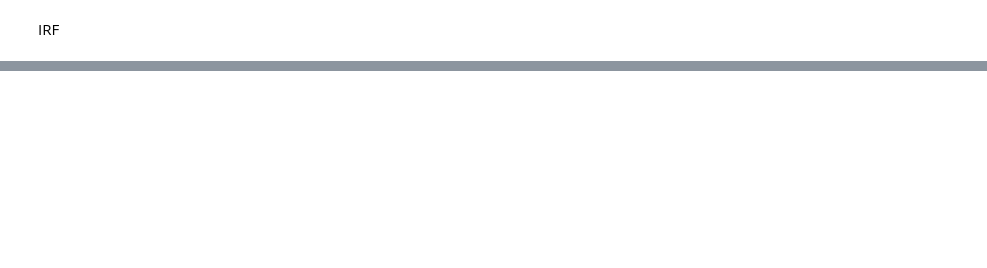
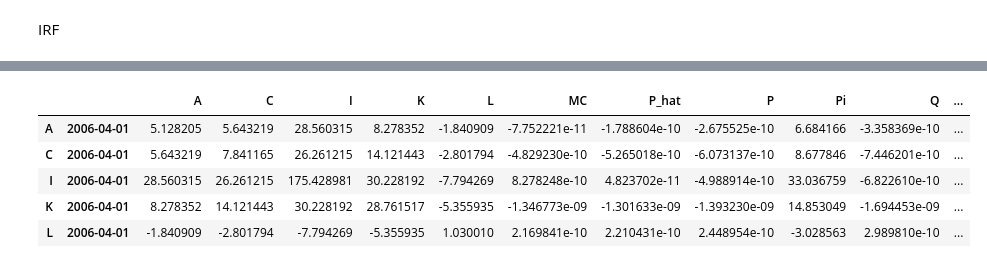
Before and after one commit to lukasgrahl/memoire1, a Jupyter notebook: notebooks/02-prep_model.ipynb, the cells around one changed output, grey strips where cells are left out. Cells and saved outputs as stored; diff of their text form; code cells hidden in the pictures; blank space fills up the shorter version.

```diff
--- a/notebooks/02-prep_model.ipynb
+++ b/notebooks/02-prep_model.ipynb
@@ -175,0 +262,13 @@ plot_dfs(_irf[['Y', 'C', 'pi', 'pi_w', 'r', 'r/p', 'w', 'w/p']], sns.lineplot, f
+# %%
+# mu for loc.[:, X] column
+getattr(mod_res.states, 'predicted_cov').head()
+
+# sigma for loc.[X, X] diagonal
+getattr(mod_res.states, 'predicted_cov').head()
+# %% [output]
+|  |  | A | C | I | K | L | MC | P_hat | P | Pi | Q | ... |
+| A | 2006-04-01 | 5.128205 | 5.643219 | 28.560315 | 8.278352 | -1.840909 | -7.752221e-11 | -1.788604e-10 | -2.675525e-10 | 6.684166 | -3.358369e-10 | ... |
+| C | 2006-04-01 | 5.643219 | 7.841165 | 26.261215 | 14.121443 | -2.801794 | -4.829230e-10 | -5.265018e-10 | -6.073137e-10 | 8.677846 | -7.446201e-10 | ... |
+| I | 2006-04-01 | 28.560315 | 26.261215 | 175.428981 | 30.228192 | -7.794269 | 8.278248e-10 | 4.823702e-11 | -4.988914e-10 | 33.036759 | -6.822610e-10 | ... |
+| K | 2006-04-01 | 8.278352 | 14.121443 | 30.228192 | 28.761517 | -5.355935 | -1.346773e-09 | -1.301633e-09 | -1.393230e-09 | 14.853049 | -1.694453e-09 | ... |
+| L | 2006-04-01 | -1.840909 | -2.801794 | -7.794269 | -5.355935 | 1.030010 | 2.169841e-10 | 2.210431e-10 | 2.448954e-10 | -3.028563 | 2.989810e-10 | ... |
```
Also changed, not shown: parts of 25 cells of this notebook, 7 other files.
